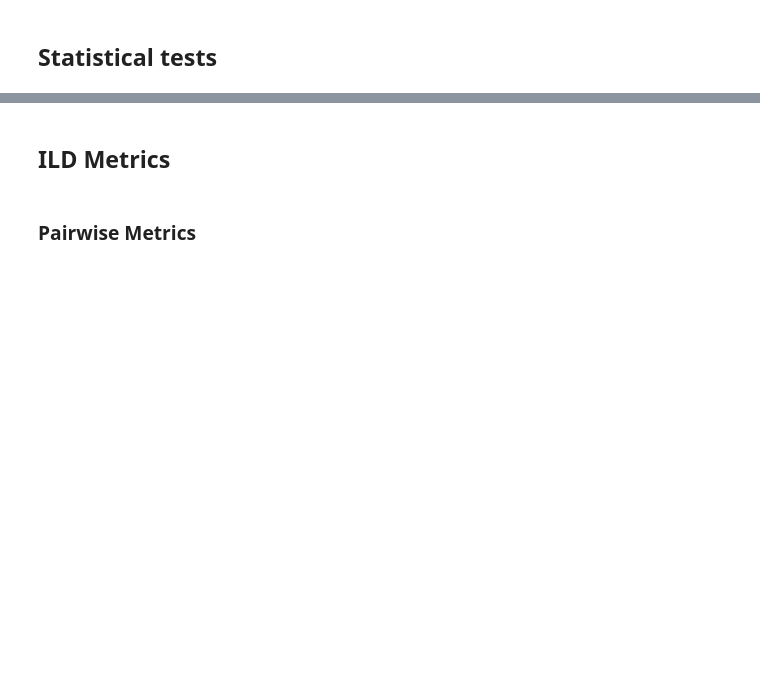
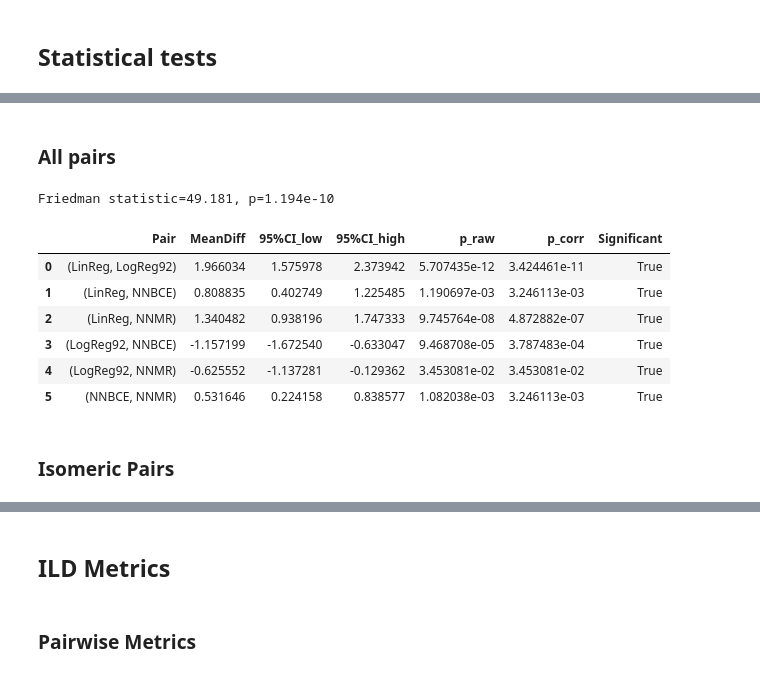
Before and after one commit to IvanRozanov04/FlavonoidsElutionOrderPrediction, a Jupyter notebook: code/Vis&Stats.ipynb, the cells around one changed output, grey strips where cells are left out. Cells and saved outputs as stored; diff of their text form; code cells hidden in the pictures; blank space fills up the shorter version.

```diff
--- a/code/Vis&Stats.ipynb
+++ b/code/Vis&Stats.ipynb
@@ -352 +338,80 @@ p
+# %% [markdown]
+### All pairs
+# %%
+LinReg_nested = np.genfromtxt(output_dir/'IDB_results_p1/LinReg.csv')
+LogReg_nested = np.genfromtxt(output_dir/'IDB_results_p1/LogReg.csv')
+BCE_nested = np.genfromtxt(output_dir/'IDB_results_p1/NNBCE.csv')
+MRLoss_nested = np.genfromtxt(output_dir/'IDB_results_p1/NNMR.csv')
+i = 1
+scores = {
+    'LinReg': LinReg_nested[:, i].reshape(-1) * 100,
+    'LogReg92': LogReg_nested[:, i].reshape(-1) * 100,
+    'NNBCE': BCE_nested[:, i].reshape(-1) * 100,
+    'NNMR': MRLoss_nested[:, i].reshape(-1) * 100
+}
+df = pd.DataFrame(scores)
+
+# Friedman test
+stat, p = friedmanchisquare(*[df[col] for col in df.columns])
+print(f"Friedman statistic={stat:.3f}, p={p:.4g}")
+
+# Pairwise comparisons with Wilcoxon + Holm correction
+pairs = []
+raw_pvals = []
+mean_diffs = []
+ci_lower = []
+ci_upper = []
+
+def bootstrap_ci(x, y, n_boot=5000, alpha=0.05):
+    """Bootstrap CI for mean difference x-y."""
+    diffs = x - y
+    boot_means = []
+    for _ in range(n_boot):
+        sample = np.random.choice(diffs, size=len(diffs), replace=True)
+        boot_means.append(sample.mean())
+    low = np.percentile(boot_means, 100 * alpha / 2)
+    high = np.percentile(boot_means, 100 * (1 - alpha / 2))
+    return diffs.mean(), low, high
+
+for m1 in df.columns:
+    for m2 in df.columns:
+        if m1 >= m2:  # avoid repeats
+            continue
+        # Wilcoxon test on paired fold results
+        _, p_val = wilcoxon(df[m1], df[m2])
+        raw_pvals.append(p_val)
+        pairs.append((m1, m2))
+
+        # Effect size: mean ± bootstrap CI
+        mean_diff, low, high = bootstrap_ci(df[m1].values, df[m2].values)
+        mean_diffs.append(mean_diff)
+        ci_lower.append(low)
+        ci_upper.append(high)
+
+# Holm correction
+reject, pvals_corr, _, _ = multipletests(raw_pvals, method="holm")
+
+# Report results
+results = pd.DataFrame({
+    "Pair": pairs,
+    "MeanDiff": mean_diffs,
+    "95%CI_low": ci_lower,
+    "95%CI_high": ci_upper,
+    "p_raw": raw_pvals,
+    "p_corr": pvals_corr,
+    "Significant": reject
+})
+
+results
+# %% [output]
+Friedman statistic=49.181, p=1.194e-10
+|  | Pair | MeanDiff | 95%CI_low | 95%CI_high | p_raw | p_corr | Significant |
+| 0 | (LinReg, LogReg92) | 1.966034 | 1.575978 | 2.373942 | 5.707435e-12 | 3.424461e-11 | True |
+| 1 | (LinReg, NNBCE) | 0.808835 | 0.402749 | 1.225485 | 1.190697e-03 | 3.246113e-03 | True |
+| 2 | (LinReg, NNMR) | 1.340482 | 0.938196 | 1.747333 | 9.745764e-08 | 4.872882e-07 | True |
+| 3 | (LogReg92, NNBCE) | -1.157199 | -1.672540 | -0.633047 | 9.468708e-05 | 3.787483e-04 | True |
+| 4 | (LogReg92, NNMR) | -0.625552 | -1.137281 | -0.129362 | 3.453081e-02 | 3.453081e-02 | True |
+| 5 | (NNBCE, NNMR) | 0.531646 | 0.224158 | 0.838577 | 1.082038e-03 | 3.246113e-03 | True |
+# %% [markdown]
+### Isomeric Pairs
 # %%
```
Also changed, not shown: parts of 9 cells of this notebook, 16 other files.
